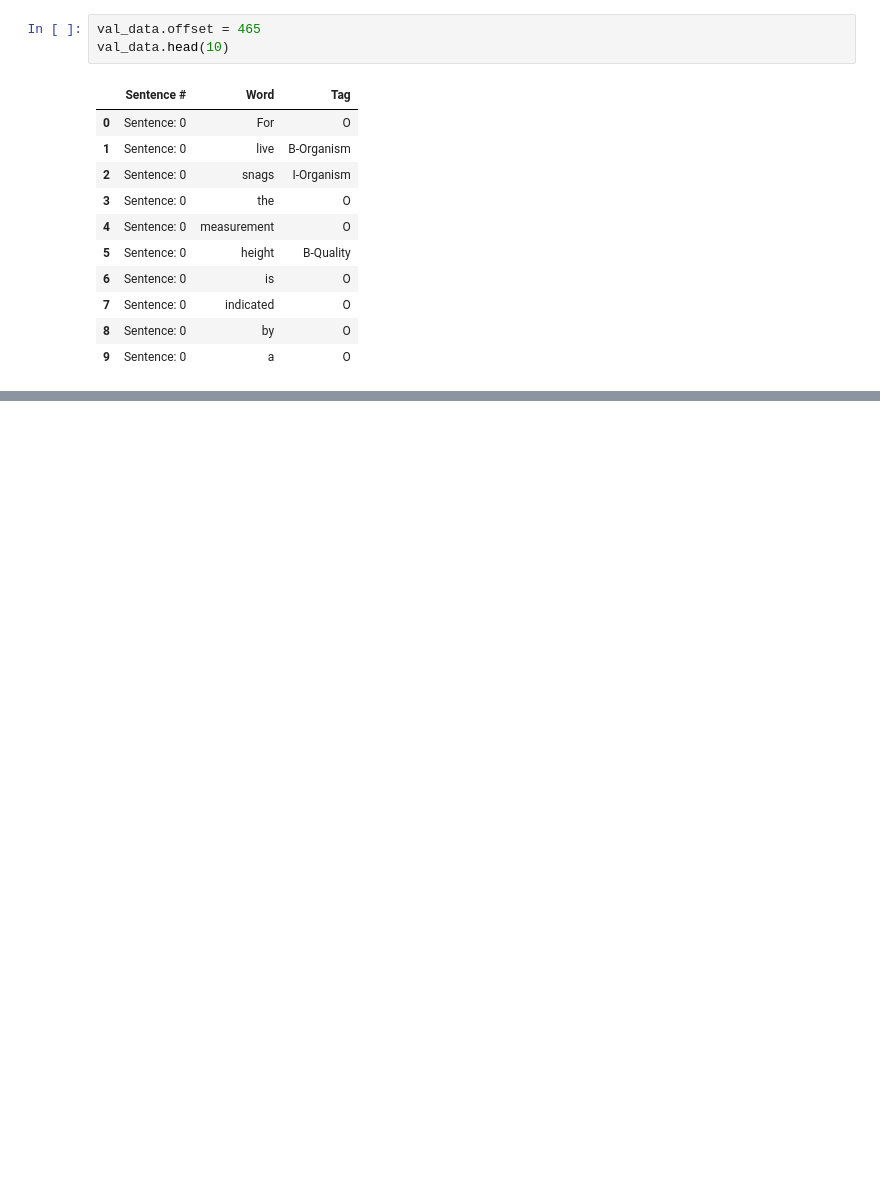
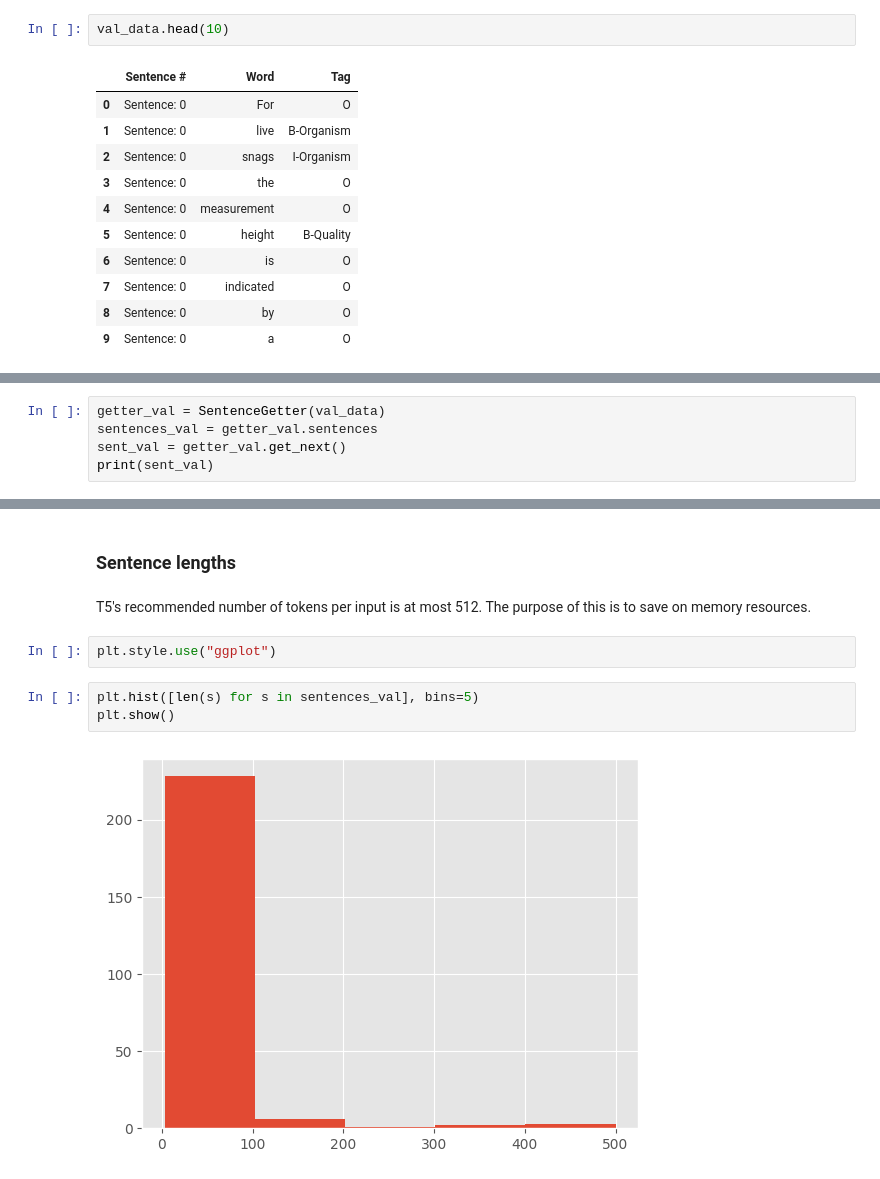
Before and after one commit to shannentan22/NER-COPIOUS-BiodivNER, a Jupyter notebook: Notebooks/biodivner_preproc_eda.ipynb, the cells around one changed output, grey strips where cells are left out. Drawn from its saved outputs; the diff is of its cells as text; blank space fills up the shorter version.

```diff
--- a/Notebooks/biodivner_preproc_eda.ipynb
+++ b/Notebooks/biodivner_preproc_eda.ipynb
@@ -87,7 +93,6 @@ data.head(10)
 # %%
 val_data = loadData(val_csv_file_path)
 # %%
-val_data.offset = 465
 val_data.head(10)
 # %% [output]
 |  | Sentence # | Word | Tag |
@@ -103,0 +163,5 @@ val_data.head(10)
+# %%
+getter_val = SentenceGetter(val_data)
+sentences_val = getter_val.sentences
+sent_val = getter_val.get_next()
+print(sent_val)
@@ -103,0 +177,11 @@ val_data.head(10)
+# %% [markdown]
+### Sentence lengths
+# %% [markdown]
+T5's recommended number of tokens per input is at most 512. The purpose of this is to save on memory resources.
+# %%
+plt.style.use("ggplot")
+# %%
+plt.hist([len(s) for s in sentences_val], bins=5)
+plt.show()
+# %% [output]
+[figure, added]
```
Also changed, not shown: parts of 23 cells of this notebook, 1 other file.
